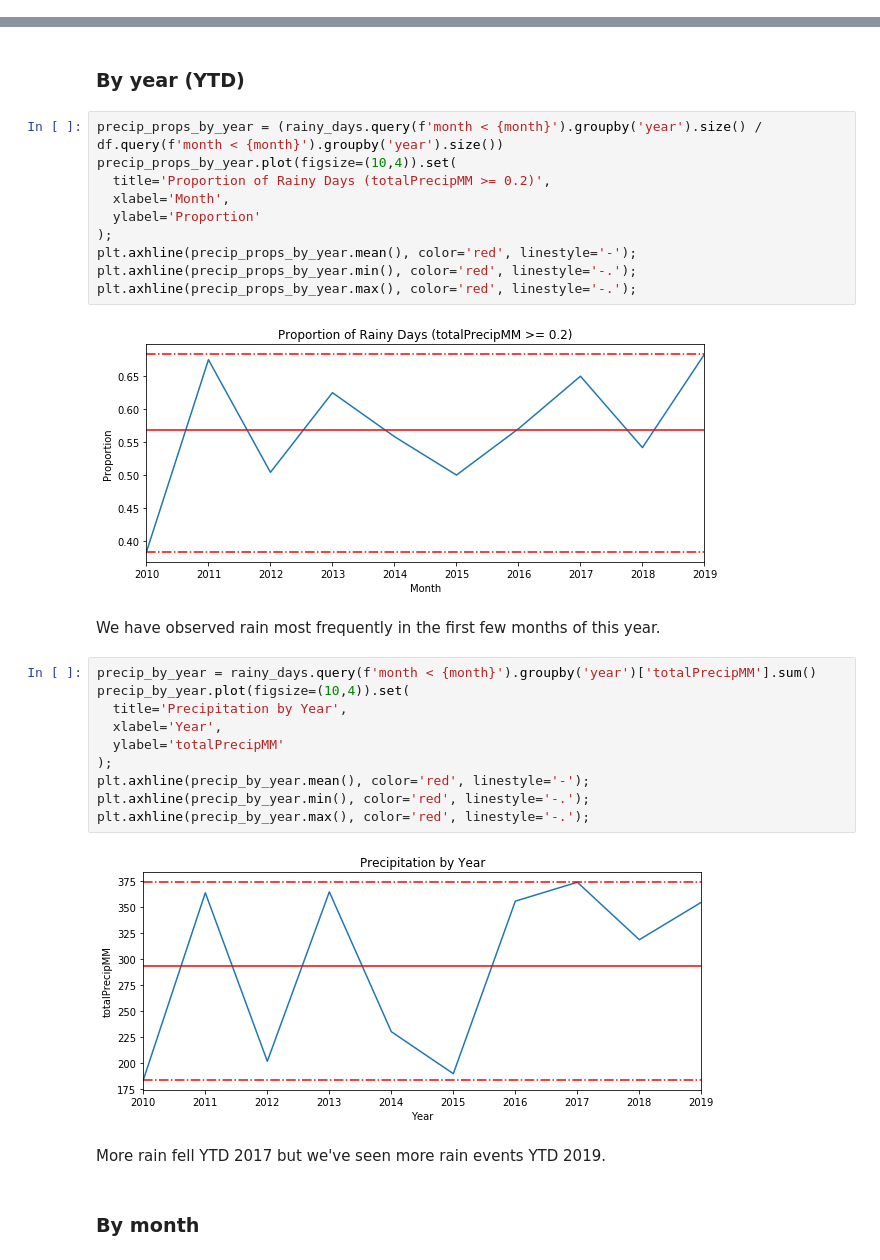
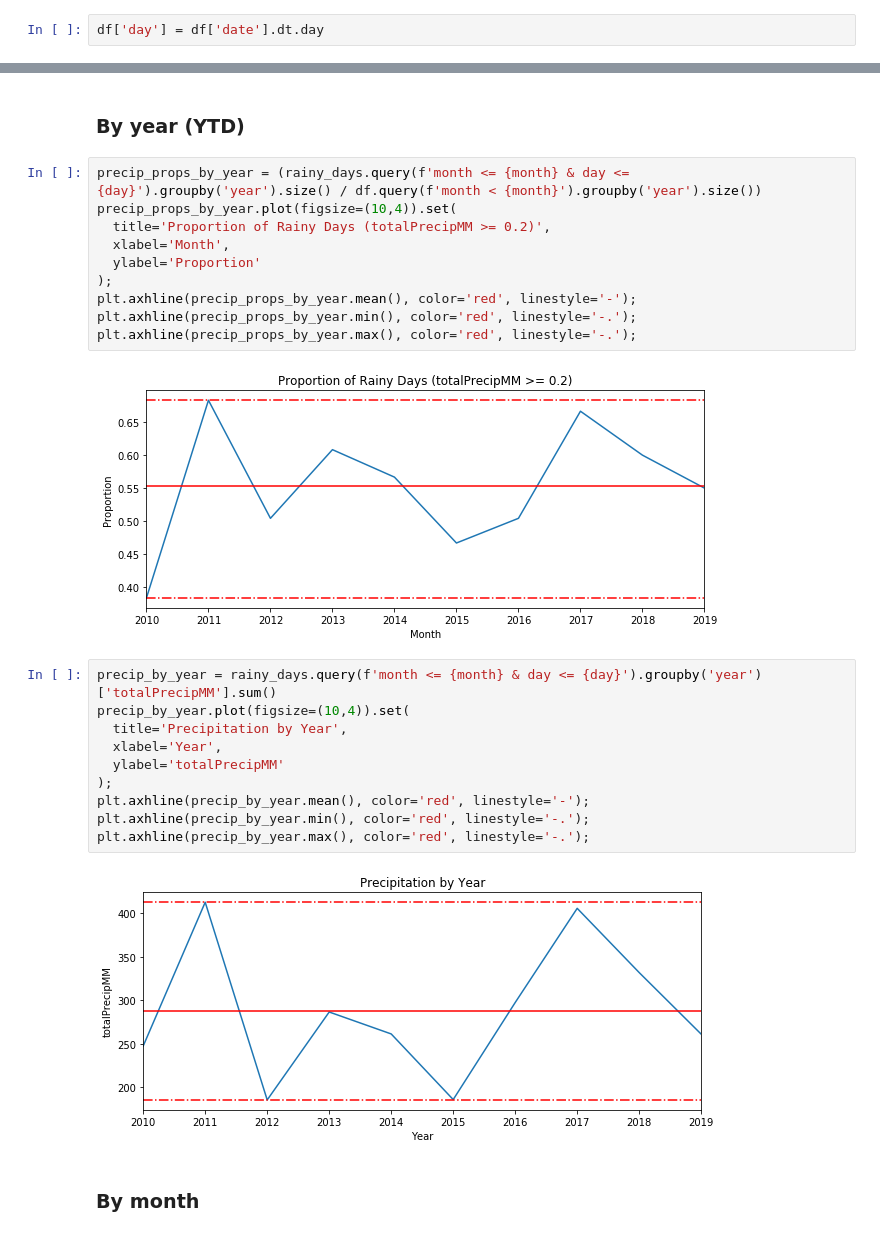
Before and after one commit to calvdee/london-ontario-rain-event-model, a Jupyter notebook: notebooks/2019-05-18-precipitation-eda.ipynb, the cells around one changed output, grey strips where cells are left out. Drawn from its saved outputs; the diff is of its cells as text.

```diff
--- a/notebooks/2019-05-18-precipitation-eda.ipynb
+++ b/notebooks/2019-05-18-precipitation-eda.ipynb
@@ -45,6 +45,8 @@ None
 | 2 | 2010-01-03 | 1.1 | -12.6 | -5.6 | -9.1 | 1.0 | winter | 2010 | 1 |
 | 3 | 2010-01-04 | 0.5 | -11.2 | -7.5 | -9.4 | 1.0 | winter | 2010 | 1 |
 | 4 | 2010-01-05 | 0.0 | -8.9 | -3.5 | -6.2 | NaN | winter | 2010 | 1 |
+# %%
+df['day'] = df['date'].dt.day
 # %%
 df['date'].describe()
 # %% [output]
@@ -509,7 +511,7 @@ We have seen the lowest amount of rain in the last several years but we have see
 # %% [markdown]
 ### By year (YTD)
 # %%
-precip_props_by_year = (rainy_days.query(f'month < {month}').groupby('year').size() / df.query(f'month < {month}').groupby('year').size())
+precip_props_by_year = (rainy_days.query(f'month <= {month} & day <= {day}').groupby('year').size() / df.query(f'month < {month}').groupby('year').size())
 precip_props_by_year.plot(figsize=(10,4)).set(
   title='Proportion of Rainy Days (totalPrecipMM >= 0.2)',
   xlabel='Month',
@@ -519,23 +521,19 @@ plt.axhline(precip_props_by_year.mean(), color='red', linestyle='-');
 plt.axhline(precip_props_by_year.min(), color='red', linestyle='-.');
 plt.axhline(precip_props_by_year.max(), color='red', linestyle='-.');
 # %% [output]
-[figure, old version]
+[figure, new version]
-# %% [markdown]
-We have observed rain most frequently in the first few months of this year.
 # %%
-precip_by_year = rainy_days.query(f'month < {month}').groupby('year')['totalPrecipMM'].sum()
+precip_by_year = rainy_days.query(f'month <= {month} & day <= {day}').groupby('year')['totalPrecipMM'].sum()
 precip_by_year.plot(figsize=(10,4)).set(
   title='Precipitation by Year',
   xlabel='Year',
   ylabel='totalPrecipMM'
 );
 plt.axhline(precip_by_year.mean(), color='red', linestyle='-');
 plt.axhline(precip_by_year.min(), color='red', linestyle='-.');
 plt.axhline(precip_by_year.max(), color='red', linestyle='-.');
 # %% [output]
-[figure, old version]
+[figure, new version]
-# %% [markdown]
-More rain fell YTD 2017 but we've seen more rain events YTD 2019.
 # %% [markdown]
 ### By month
 # %%
```
Also changed, not shown: parts of 3 cells of this notebook, 3 other files.
